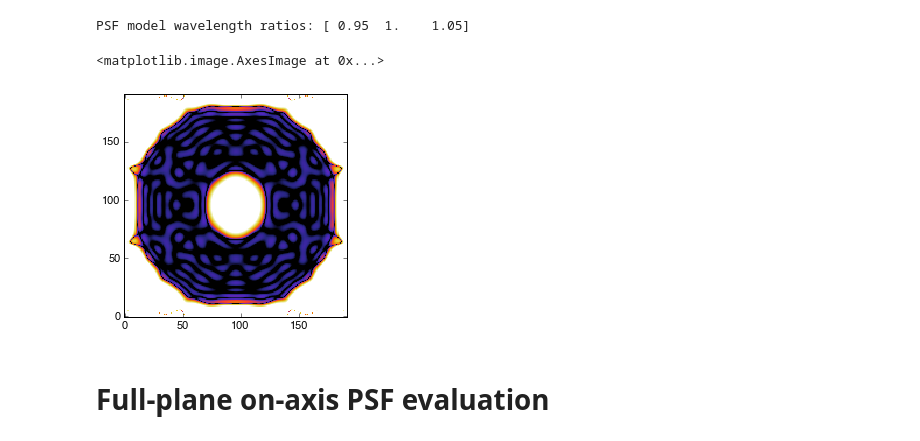
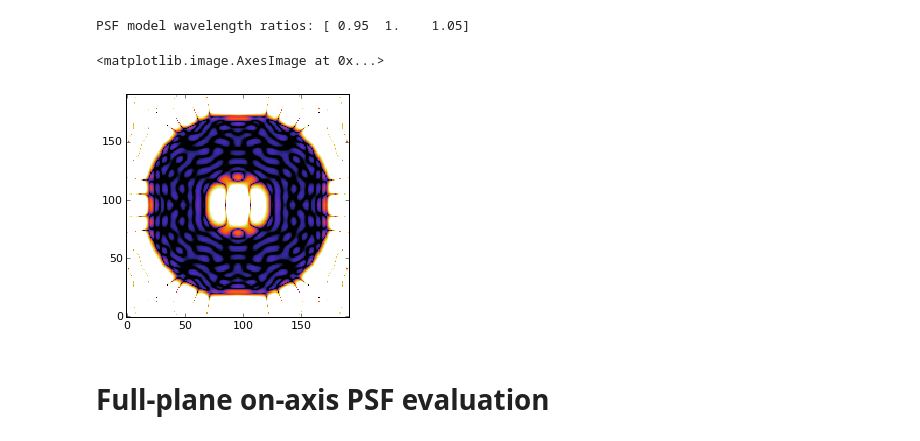
Before and after one commit to neilzim/SCDA, a Jupyter notebook: aplc_Lyot_aligntol_demo.ipynb, the cells around one changed output. Drawn from its saved outputs; the diff is of its cells as text; code cells hidden in the pictures.

```diff
--- a/aplc_Lyot_aligntol_demo.ipynb
+++ b/aplc_Lyot_aligntol_demo.ipynb
@@ -37,12 +37,14 @@ image_params = {'c': 10., 'ida':-0.5, 'oda':10., 'bw':0.10, 'Nlam':3}
 image_params_mono = {'c': 10., 'ida':-0.5, 'oda':10., 'bw':0., 'Nlam':1}
 # %%
 #work_dir = "/astro/opticslab1/SCDA/Scripts/AMPL/LStol_may/"
-work_dir = "/Users/neil/Box Sync/scda/LStol_may/"
+#work_dir = "/Users/neil/Box Sync/scda/LStol_may/"
+work_dir = os.path.expanduser("~/Box Sync/scda/LStol_may/")
 if not os.path.exists(os.path.normpath(work_dir)):
     os.mkdir(work_dir)
 #input_dir = "/astro/opticslab1/SCDA/Apertures/InputMasks" # location of input TelAp, FPM, and LS arrays
 #input_dir = "/astro/opticslab1/SCDA/Apertures/InputMasks_v3" # location of input TelAp, FPM, and LS arrays
-input_dir = "/Users/neil/Box Sync/scda/InputMasks" # location of input TelAp, FPM, and LS arrays
+#input_dir = "/Users/neil/Box Sync/scda/InputMasks" # location of input TelAp, FPM, and LS arrays
+input_dir = os.path.expanduser("~/Box Sync/scda/InputMasks") # location of input TelAp, FPM, and LS arrays
 TelAp_dir = os.path.join(input_dir, "TelAp")
 FPM_dir = os.path.join(input_dir, "FPM")
 LS_dir = os.path.join(input_dir, "LS")
@@ -231,12 +245,12 @@ print("PSF model wavelength ratios: {0:}".format(wrs))
 PSF model wavelength ratios: [ 0.95  1.    1.05]
 # %%
 intens_n_polychrom = get_onax_aplc_psf(TelAp, An, FPM, LS, xs, dx, mxs, dmx, xis, dxi, wrs)
-#intens_t_polychrom = get_onax_aplc_psf(TelAp, At, FPM, LS, xs, dx, mxs, dmx, xis, dxi, wrs)
+intens_t_polychrom = get_onax_aplc_psf(TelAp, At, FPM, LS, xs, dx, mxs, dmx, xis, dxi, wrs)
 # %%
-plt.imshow(np.log10(intens_n_polychrom[2]), vmin=-11, vmax=-7, cmap='CMRmap')
+plt.imshow(np.log10(intens_t_polychrom[1]), vmin=-11, vmax=-7, cmap='CMRmap')
 # %% [output]
 <matplotlib.image.AxesImage at 0x...>
-[figure, old version]
+[figure, new version]
 # %%
 hexap_qpaplc_aligntol_mono.get_metrics()
 # %%
```
Also changed, not shown: parts of 15 cells of this notebook.
